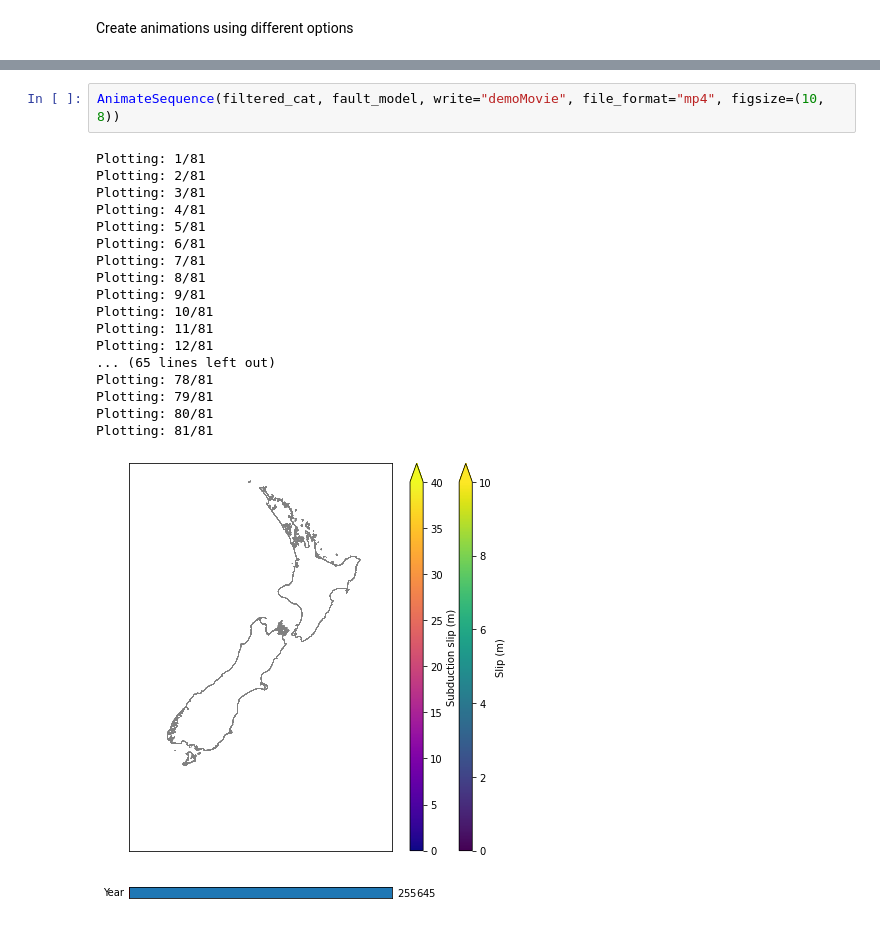
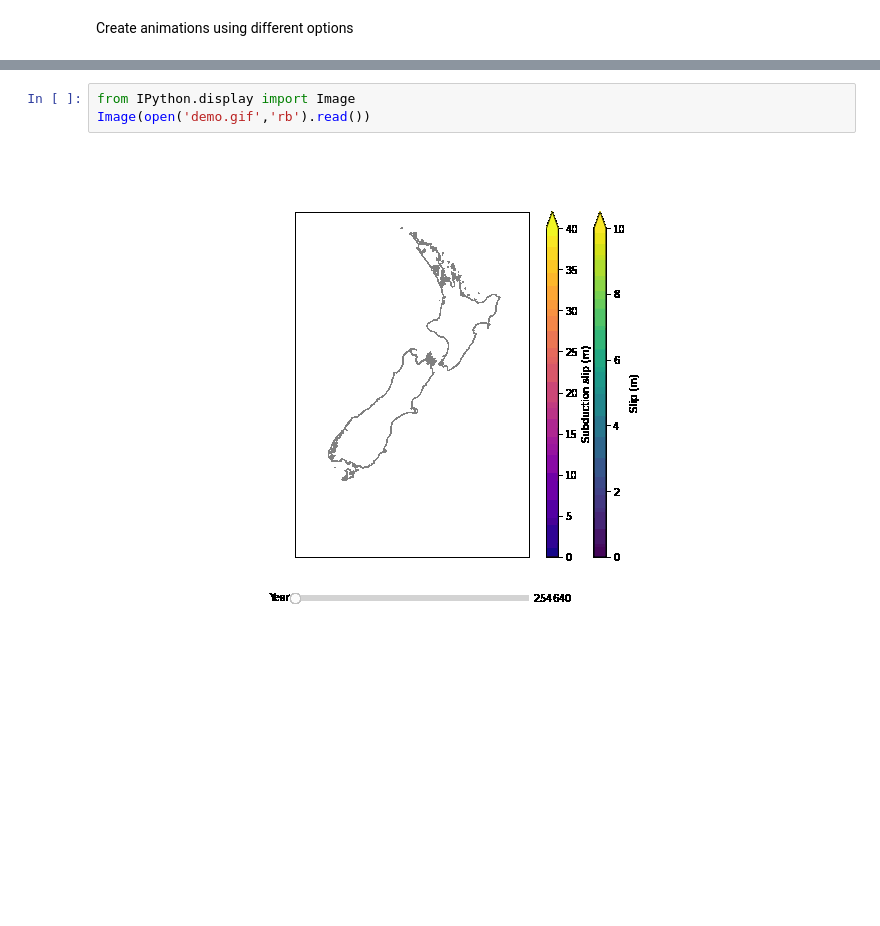
Before and after one commit to uc-eqgeo/rsqsim-python-tools, a Jupyter notebook: examples/rsqsim_api/visualization/plot_anim.ipynb, the cells around one changed output, grey strips where cells are left out. Saved outputs shown, nothing was run; the diff lists cells and outputs as text; blank space fills up the shorter version.

```diff
--- a/examples/rsqsim_api/visualization/plot_anim.ipynb
+++ b/examples/rsqsim_api/visualization/plot_anim.ipynb
@@ -53,21 +51,5 @@ TypeError: plot_coast() got an unexpected keyword argument 'colors'
-# %%
-AnimateSequence(filtered_cat, fault_model, write="demoMovie", file_format="mp4", figsize=(10, 8))
-# %% [output]
-Plotting: 1/81
-Plotting: 2/81
-Plotting: 3/81
-Plotting: 4/81
-Plotting: 5/81
-Plotting: 6/81
-Plotting: 7/81
-Plotting: 8/81
-Plotting: 9/81
-Plotting: 10/81
-Plotting: 11/81
-Plotting: 12/81
-... (65 lines left out)
-Plotting: 78/81
-Plotting: 79/81
-Plotting: 80/81
-Plotting: 81/81
-[figure, removed]
+# %%
+from IPython.display import Image
+Image(open('demo.gif','rb').read())
+# %% [output]
+[figure, added]
```
Also changed, not shown: parts of 1 cell of this notebook, 3 other files.
